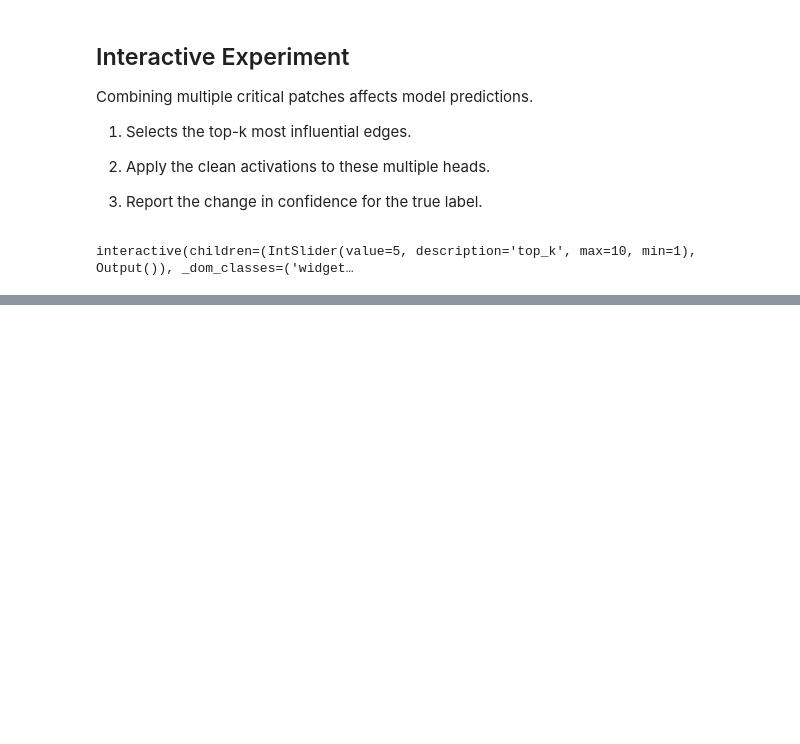
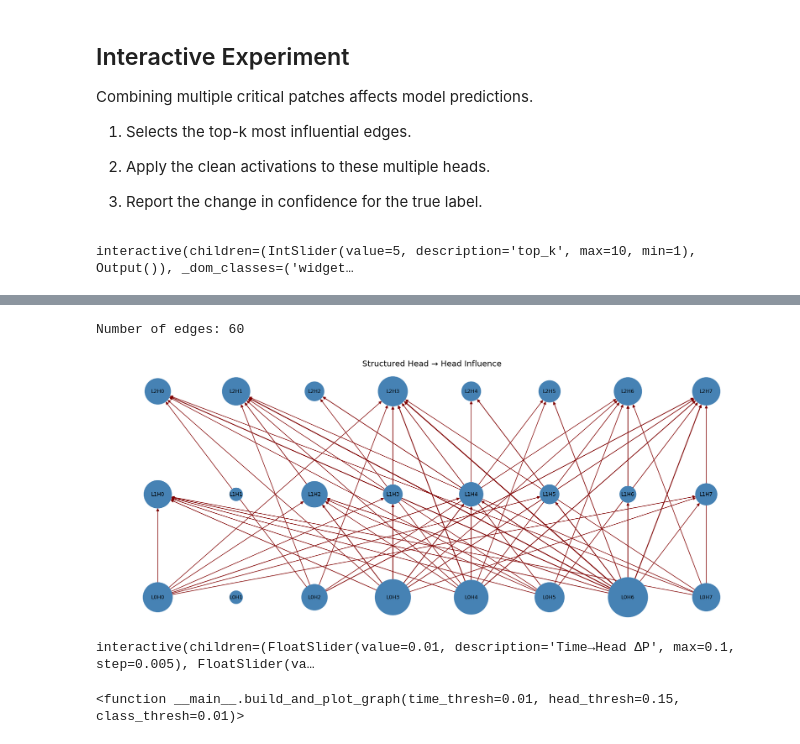
Before and after one commit to mathiisk/TSTpatching, a Jupyter notebook: TSTpatching.ipynb, the cells around one changed output, grey strips where cells are left out. Drawn from its saved outputs; the diff is of its cells as text; code cells hidden in the pictures; blank space fills up the shorter version.

```diff
--- a/TSTpatching.ipynb
+++ b/TSTpatching.ipynb
@@ -431,0 +527,53 @@ interactive(children=(IntSlider(value=5, description='top_k', max=10, min=1), Ou
+# %%
+
+from collections import defaultdict
+    # Compute head-to-head influence matrix
+influence_matrix = sweep_head_to_head_influence(model, x1, x2)
+# Construct a causal graph from influence matrix
+G_heads = build_head_causal_graph(influence_matrix, threshold=0.1)
+print("Number of edges:", G_heads.number_of_edges())
+
+def plot_structured_head_graph(G: nx.DiGraph, title="Structured Head → Head Influence") -> None:
+
+    # Assign positions by layer
+    pos = {}
+    heads_by_layer = defaultdict(list)
+
+    for node in G.nodes:
+        if node.startswith("L"):
+            layer = int(node[1])
+            heads_by_layer[layer].append(node)
+
+    for layer, heads in heads_by_layer.items():
+        for i, node in enumerate(sorted(heads, key=lambda x: int(x[3:]))):
+            pos[node] = (i, layer)
+
+    if "logits" in G.nodes:
+        pos["logits"] = (-1, -1)
+
+    # Plot
+    plt.figure(figsize=(16, 6))
+
+    node_colors = ['steelblue'] * len(G.nodes)
+    node_sizes = [500 + 300 * G.degree(n) for n in G.nodes]
+    edge_weights = [G[u][v].get('weight', 0.1) for u, v in G.edges]
+    edge_widths = [max(1.0, abs(w) * 8) for w in edge_weights]
+
+    nx.draw(G, pos,
+            with_labels=True,
+            node_color=node_colors,
+            node_size=node_sizes,
+            edge_color='maroon',
+            width=edge_widths,
+            font_size=9,
+            arrows=True)
+
+    plt.title(title, fontsize=14)
+    plt.axis('off')
+    plt.tight_layout()
+    plt.show()
+
+plot_structured_head_graph(G_heads)
+# %% [output]
+Number of edges: 60
+[figure, added]
@@ -431,0 +697,10 @@ interactive(children=(IntSlider(value=5, description='top_k', max=10, min=1), Ou
+# %%
+interact(
+    build_and_plot_graph,
+    time_thresh=FloatSlider(value=0.01, min=0.0, max=0.1, step=0.005, description='Time→Head ΔP'),
+    head_thresh=FloatSlider(value=0.15, min=0.0, max=0.5, step=0.01, description='Head→Head MSE'),
+    class_thresh=FloatSlider(value=0.01, min=0.0, max=0.5, step=0.005, description='Head→Class ΔP')
+)
+# %% [output]
+interactive(children=(FloatSlider(value=0.01, description='Time→Head ΔP', max=0.1, step=0.005), FloatSlider(va…
+<function __main__.build_and_plot_graph(time_thresh=0.01, head_thresh=0.15, class_thresh=0.01)>
```
Also changed, not shown: parts of 9 cells of this notebook, 1 other file.
